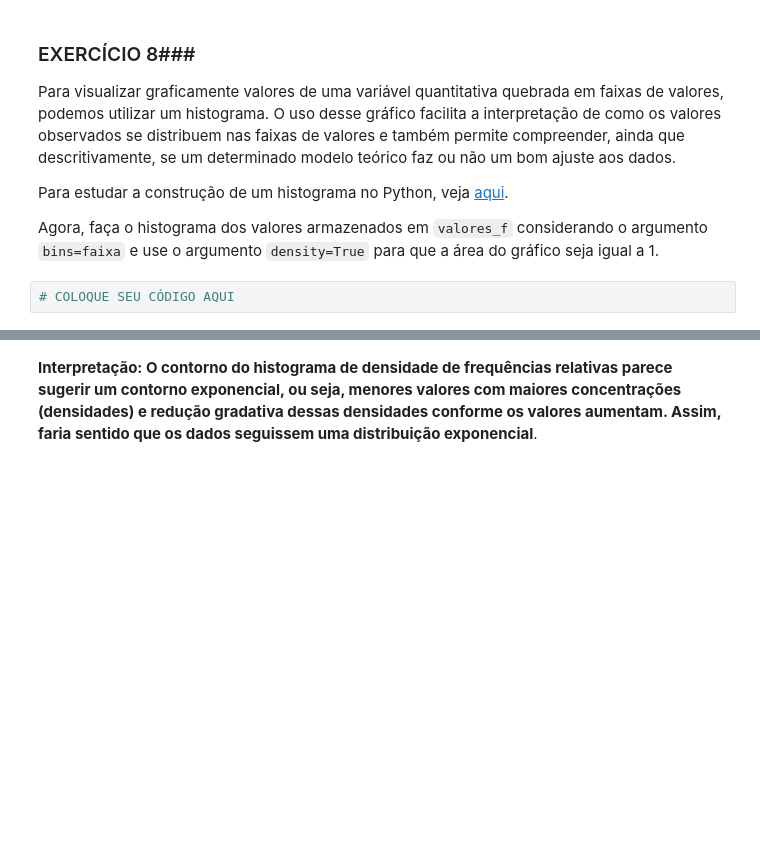
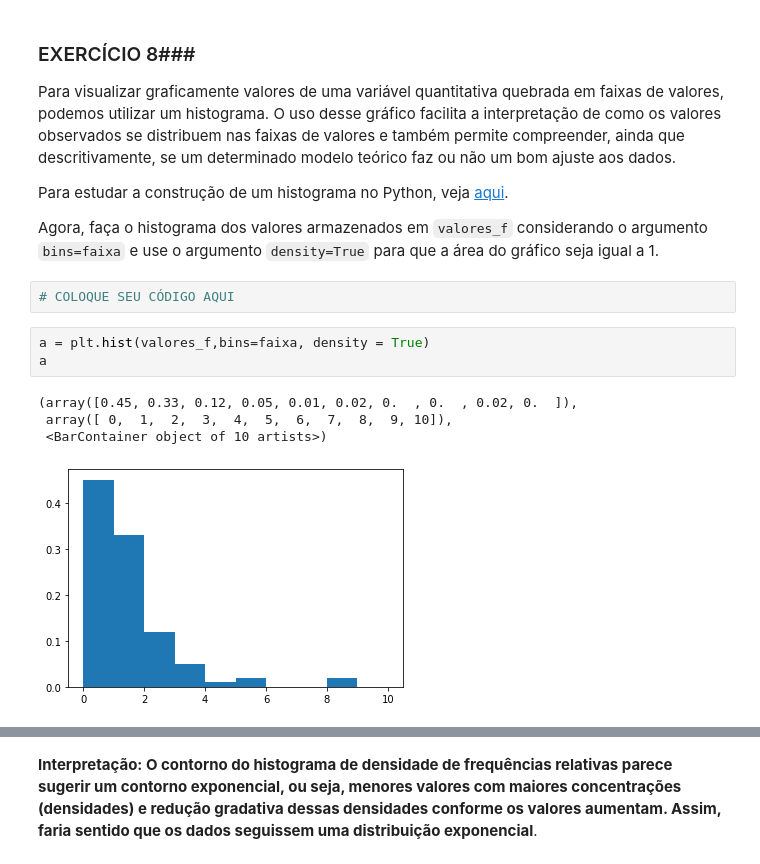
Before and after one commit to CarolMagario/CD22-2, a Jupyter notebook: aula16/Aula 16_Atividade_Exponencial.ipynb, the cells around one changed output, grey strips where cells are left out. Cells and saved outputs as stored; diff of their text form; blank space fills up the shorter version.

```diff
--- a/aula16/Aula 16_Atividade_Exponencial.ipynb
+++ b/aula16/Aula 16_Atividade_Exponencial.ipynb
@@ -374,3 +424,11 @@ Para estudar a construção de um histograma no Python, veja [aqui](https://matp
 Agora, faça o histograma dos valores armazenados em `valores_f` considerando o argumento `bins=faixa` e use o argumento `density=True` para que a área do gráfico seja igual a 1.
 # %%
 # COLOQUE SEU CÓDIGO AQUI
+# %%
+a = plt.hist(valores_f,bins=faixa, density = True)
+a
+# %% [output]
+(array([0.45, 0.33, 0.12, 0.05, 0.01, 0.02, 0.  , 0.  , 0.02, 0.  ]),
+ array([ 0,  1,  2,  3,  4,  5,  6,  7,  8,  9, 10]),
+ <BarContainer object of 10 artists>)
+[figure, added]
```
Also changed, not shown: parts of 16 cells of this notebook, 1 other file.
